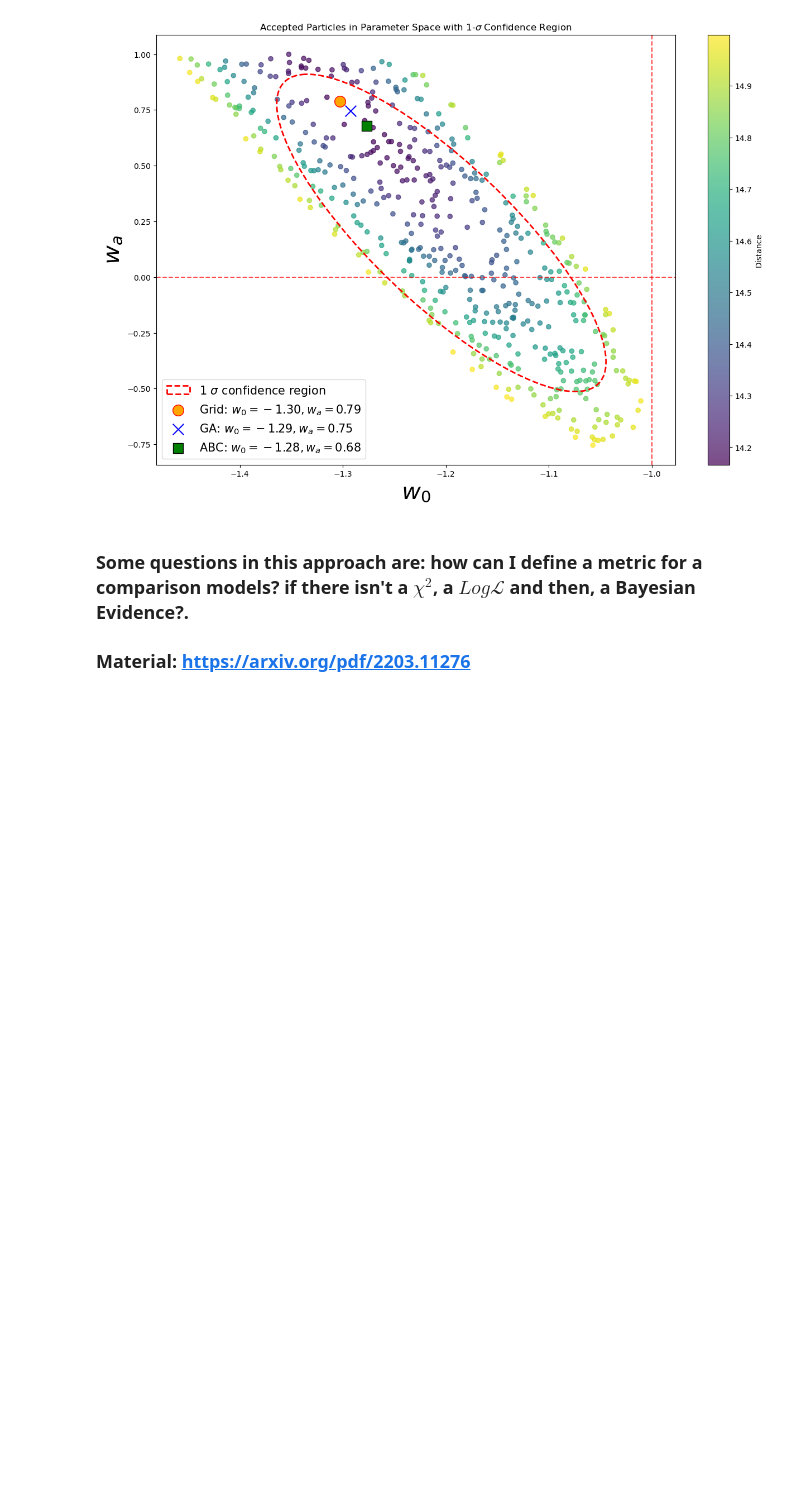
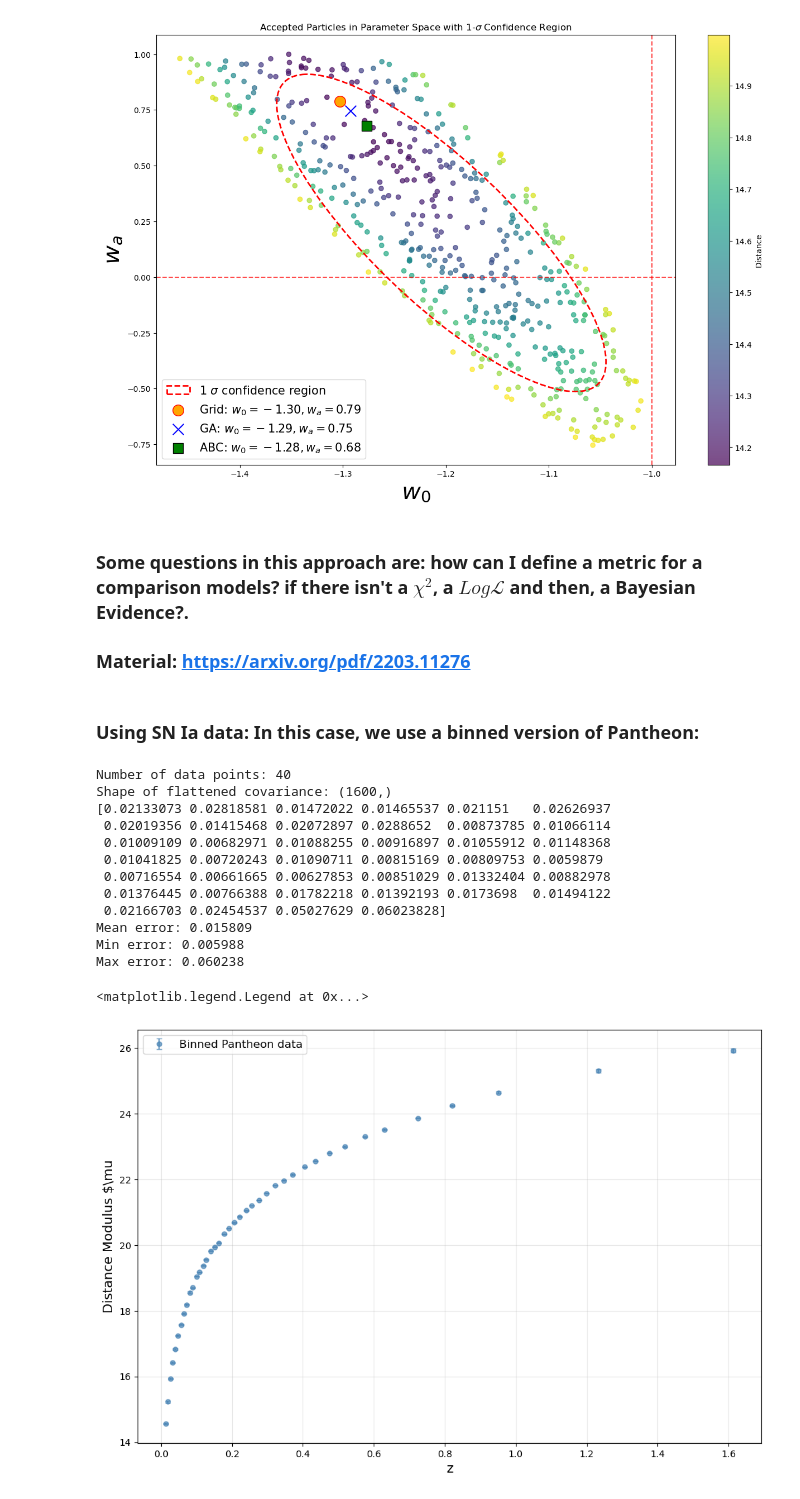
Before and after one commit to mazapataa/sbi-basic, a Jupyter notebook: tutorial_1.ipynb, the cells around one changed output. Cells and saved outputs as stored; diff of their text form; code cells hidden in the pictures; blank space fills up the shorter version.

```diff
--- a/tutorial_1.ipynb
+++ b/tutorial_1.ipynb
@@ -624,3 +624,62 @@ Correlation between $w_0$ and $w_a$: -0.814
 # %% [markdown]
 ### Some questions in this approach are: how can I define a metric for a comparison models? if there isn't a $\chi^2$, a $Log \mathcal{L}$ and then, a Bayesian Evidence?.
 ### Material: https://arxiv.org/pdf/2203.11276
+# %% [markdown]
+### Using SN Ia data: In this case, we use a binned version of Pantheon:
+# %%
+import numpy as np
+import matplotlib.pyplot as plt
+import pandas as pd
+
+# Load the data
+data_sn = np.loadtxt('/home/alfonsozapata/SimpleMC/simplemc/data/binned_pantheon.txt')
+z_obs = data_sn[:, 1]  # Redshift
+mu_obs = data_sn[:, 4]  # Distance modulus
+
+# Load the covariance matrix (it's stored as a 1D array)
+cov_flat = np.loadtxt('/home/alfonsozapata/SimpleMC/simplemc/data/binned_cov_pantheon.txt')
+
+# Determine the size of the covariance matrix
+n = int(np.sqrt(len(cov_flat)))  # Should be 40 for 40 data points
+print(f"Number of data points: {n}")
+print(f"Shape of flattened covariance: {cov_flat.shape}")
+
+# Reshape the covariance matrix to 2D
+cov_sn = cov_flat.reshape((n, n))
+
+
+# Extract the diagonal (variances) and calculate standard errors
+variances = np.diag(cov_sn)
+errors = np.sqrt(variances)
+print(errors)
+print(f"Mean error: {np.mean(errors):.6f}")
+print(f"Min error: {np.min(errors):.6f}")
+print(f"Max error: {np.max(errors):.6f}")
+
+# Create the main plot with error bars
+plt.figure(figsize=(12, 8))
+
+# Plot the data with error bars
+plt.errorbar(z_obs, mu_obs, yerr=errors, fmt='o', markersize=5,
+             capsize=3, alpha=0.7, label='Binned Pantheon data',
+             color='steelblue', elinewidth=1.5)
+
+plt.xlabel('z', fontsize=14)
+plt.ylabel('Distance Modulus $\mu', fontsize=14)
+plt.grid(True, alpha=0.3)
+plt.legend(fontsize=12)
+# %% [output]
+Number of data points: 40
+Shape of flattened covariance: (1600,)
+[0.02133073 0.02818581 0.01472022 0.01465537 0.021151   0.02626937
+ 0.02019356 0.01415468 0.02072897 0.0288652  0.00873785 0.01066114
+ 0.01009109 0.00682971 0.01088255 0.00916897 0.01055912 0.01148368
+ 0.01041825 0.00720243 0.01090711 0.00815169 0.00809753 0.0059879
+ 0.00716554 0.00661665 0.00627853 0.00851029 0.01332404 0.00882978
+ 0.01376445 0.00766388 0.01782218 0.01392193 0.0173698  0.01494122
+ 0.02166703 0.02454537 0.05027629 0.06023828]
+Mean error: 0.015809
+Min error: 0.005988
+Max error: 0.060238
+<matplotlib.legend.Legend at 0x...>
+[figure, added]
```
Also changed, not shown: parts of 8 cells of this notebook, 2 other files.
